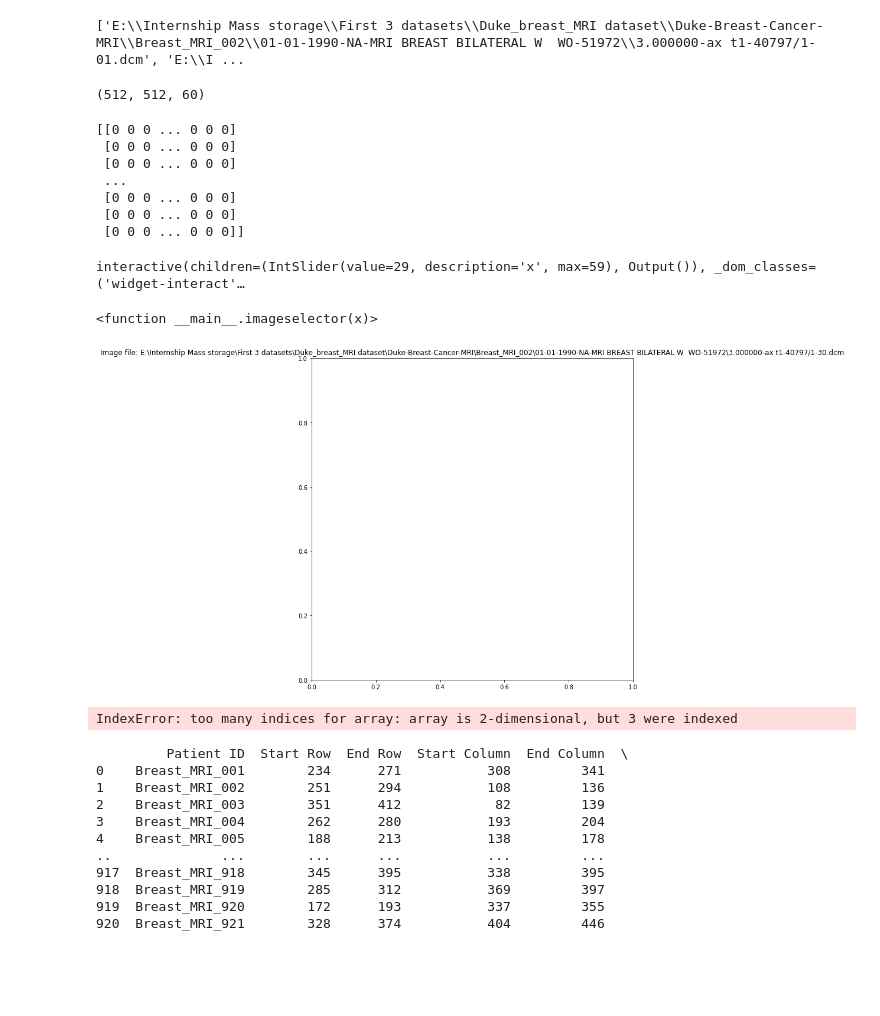
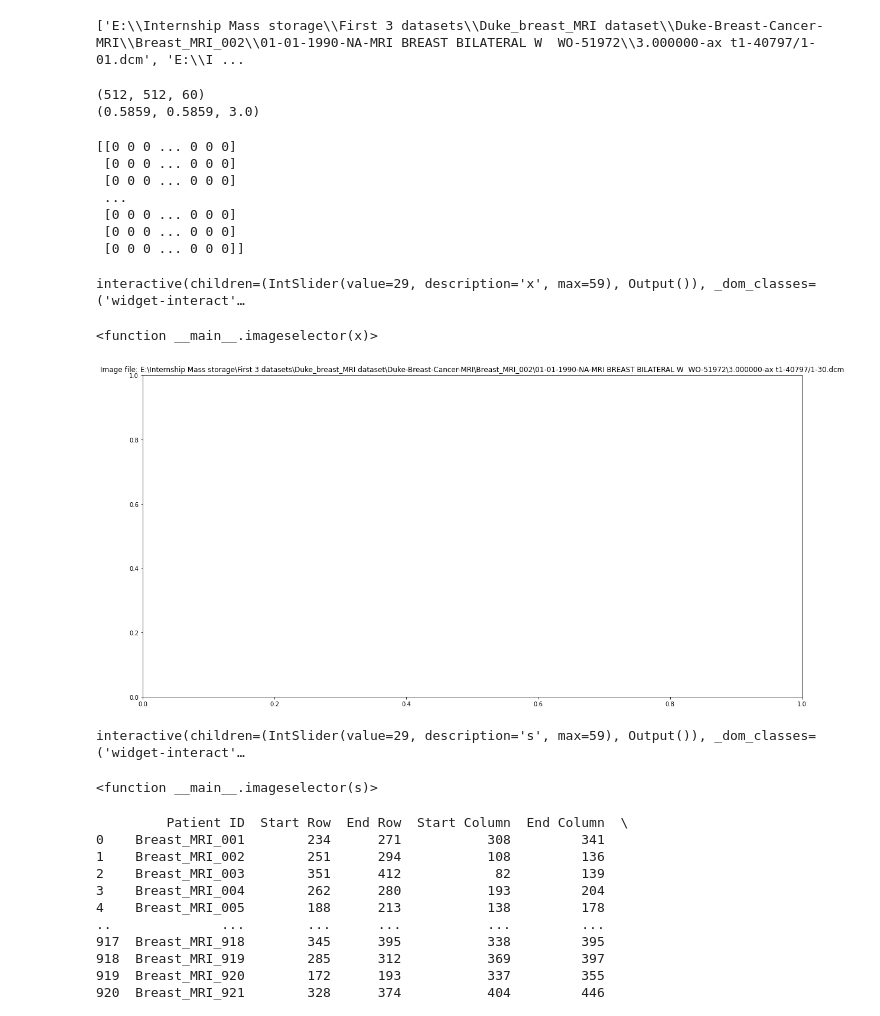
Before and after one commit to MegaMert/precision-medicine-toolbox, a Jupyter notebook: DICOM into numpy array then imshow.ipynb, the cells around one changed output. Saved outputs shown, nothing was run; the diff lists cells and outputs as text; code cells hidden in the pictures; blank space fills up the shorter version.

Commit message:
Using pyplot.pcolormesh to make viewer + mesh

```diff
--- a/DICOM into numpy array then imshow.ipynb
+++ b/DICOM into numpy array then imshow.ipynb
@@ -46,8 +47,10 @@ RefDs = pydicom.read_file(filetitles[0])
 ConstPixelDims = (int(RefDs.Rows), int(RefDs.Columns), len(filetitles))
 print(ConstPixelDims)
 ConstPixelSpacing = (float(RefDs.PixelSpacing[0]), float(RefDs.PixelSpacing[1]), float(RefDs.SliceThickness))
+print(ConstPixelSpacing)
 # %% [output]
 (512, 512, 60)
+(0.5859, 0.5859, 3.0)
 # %%
 ArrayDicom = numpy.zeros(ConstPixelDims, dtype=RefDs.pixel_array.dtype)
 # %%
@@ -69,23 +72,34 @@ print(ds.pixel_array)
  [0 0 0 ... 0 0 0]]
 # %%
 def show_image(slice):
-    plt.imshow(ds.pixel_array, cmap=plt.cm.bone)
+    plt.imshow(ds.pixel_array[:, :, slice], cmap=plt.cm.bone)
 
 n = len(sorteddict)
 def imageselector(x):
     plt.figure(figsize=(20,10))
     plt.title("Image file: " + filetitles[x])
-    show_image(filetitles[x])
+    show_image(x)
     plt.axis('off')
-interact(imageselector, x = (0, n-1))
+interact(imageselector, x = (0, n-1)) # shows only 1 image
 # %% [output]
 interactive(children=(IntSlider(value=29, description='x', max=59), Output()), _dom_classes=('widget-interact'…
 <function __main__.imageselector(x)>
-[figure, old version]
+[figure, new version]
-# %%
-plt.imshow(ds.pixel_array[int(RefDs.Rows) - 1,int(RefDs.Columns) -1, 3])
-# %% [output]
-IndexError: too many indices for array: array is 2-dimensional, but 3 were indexed
+# %%
+x = numpy.arange(0.0, (ConstPixelDims[0]))
+y = numpy.arange(0.0, (ConstPixelDims[1]))
+z = numpy.arange(0.0, (ConstPixelDims[2]))
+n = len(sorteddict)
+def imageselector(s):
+    pyplot.figure(dpi=300)
+    pyplot.axes().set_aspect('equal', 'datalim')
+    pyplot.set_cmap(pyplot.gray())
+    pyplot.pcolormesh(x, y, numpy.flipud(ArrayDicom[:, :, s]))
+    print("Image file: " + filetitles[s]) #keeping this as plt.title makes the switching smoother however makes the image smaller because the titel is so big
+interact(imageselector, s = (0, n-1))
+# %% [output]
+interactive(children=(IntSlider(value=29, description='s', max=59), Output()), _dom_classes=('widget-interact'…
+<function __main__.imageselector(s)>
 # %%
 df = pd.read_excel (r'E:\Internship Mass storage\First 3 datasets\Duke_breast_MRI dataset\Annotation_Boxes.xlsx')
 print (df)
```
Also changed, not shown: parts of 3 cells of this notebook.
